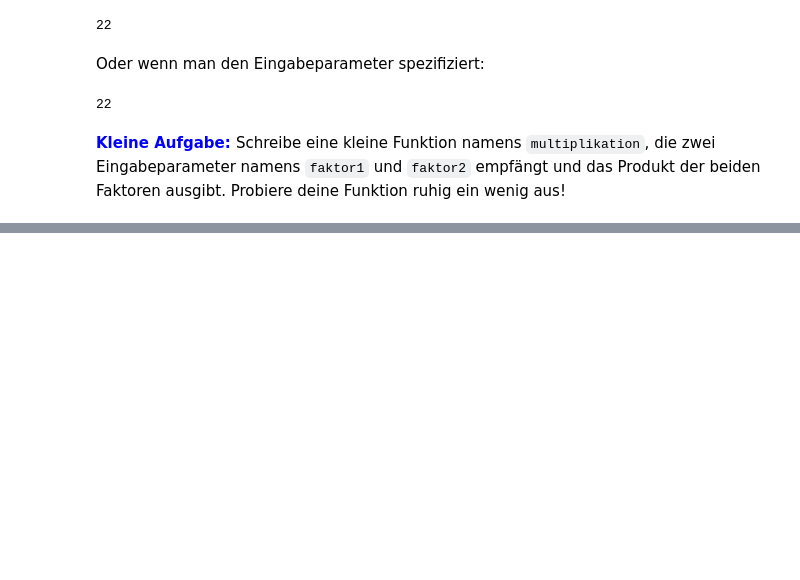
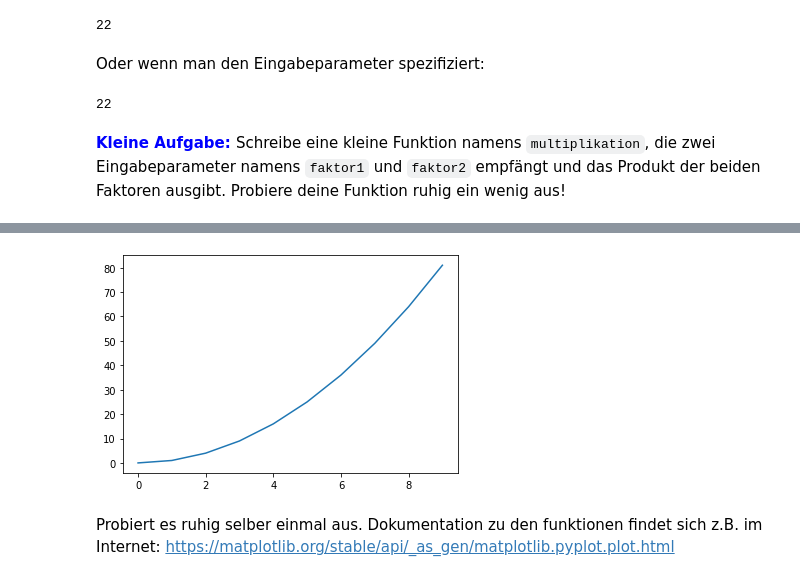
Before and after one commit to guanfacin24/projekttage-HTo4L, a Jupyter notebook: python_intro.ipynb, the cells around one changed output, grey strips where cells are left out. Cells and saved outputs as stored; diff of their text form; code cells hidden in the pictures; blank space fills up the shorter version.

Commit message:
Adding images

```diff
--- a/python_intro.ipynb
+++ b/python_intro.ipynb
@@ -473,0 +399,7 @@ Falls wir euer Interesse an `Python` geweckt haben, finden ihr [hier](https://do
+# %%
+plt.plot([0,1,2,3,4,5,6,7,8,9], [0,1,4,9,16,25,36,49,64,81])
+plt.show()
+# %% [output]
+[figure, added]
+# %% [markdown]
+Probiert es ruhig selber einmal aus. Dokumentation zu den funktionen findet sich z.B. im Internet: https://matplotlib.org/stable/api/_as_gen/matplotlib.pyplot.plot.html
```
Also changed, not shown: parts of 54 cells of this notebook, 4 other files.
